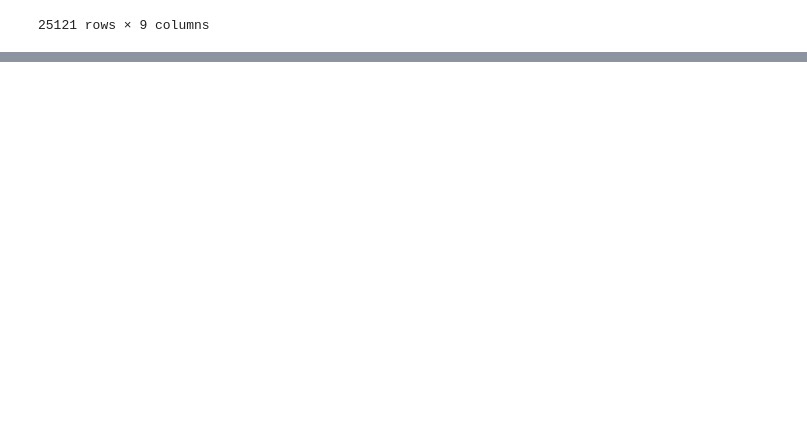
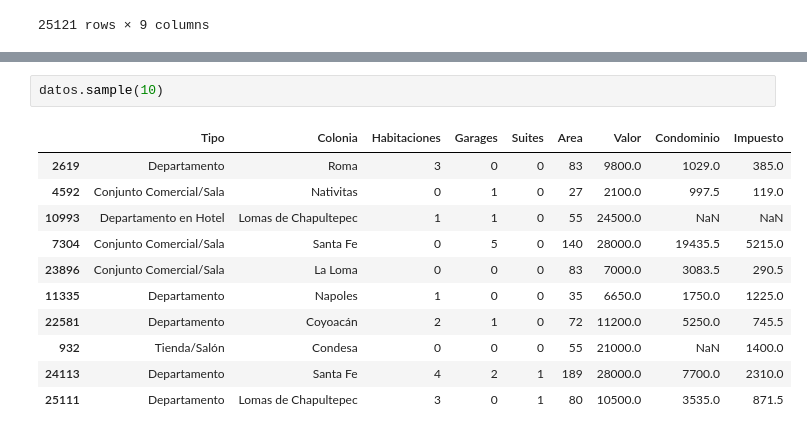
Before and after one commit to mg253a/PANDAS-conociendo-la-biblioteca, a Jupyter notebook: inmuebles_cdmx.ipynb, the cells around one changed output, grey strips where cells are left out. Drawn from its saved outputs; the diff is of its cells as text; blank space fills up the shorter version.

```diff
--- a/inmuebles_cdmx.ipynb
+++ b/inmuebles_cdmx.ipynb
@@ -42,0 +92,14 @@ pd.read_csv(url,sep=';')
+# %%
+datos.sample(10)
+# %% [output]
+|  | Tipo | Colonia | Habitaciones | Garages | Suites | Area | Valor | Condominio | Impuesto |
+| 2619 | Departamento | Roma | 3 | 0 | 0 | 83 | 9800.0 | 1029.0 | 385.0 |
+| 4592 | Conjunto Comercial/Sala | Nativitas | 0 | 1 | 0 | 27 | 2100.0 | 997.5 | 119.0 |
+| 10993 | Departamento en Hotel | Lomas de Chapultepec | 1 | 1 | 0 | 55 | 24500.0 | NaN | NaN |
+| 7304 | Conjunto Comercial/Sala | Santa Fe | 0 | 5 | 0 | 140 | 28000.0 | 19435.5 | 5215.0 |
+| 23896 | Conjunto Comercial/Sala | La Loma | 0 | 0 | 0 | 83 | 7000.0 | 3083.5 | 290.5 |
+| 11335 | Departamento | Napoles | 1 | 0 | 0 | 35 | 6650.0 | 1750.0 | 1225.0 |
+| 22581 | Departamento | Coyoacán | 2 | 1 | 0 | 72 | 11200.0 | 5250.0 | 745.5 |
+| 932 | Tienda/Salón | Condesa | 0 | 0 | 0 | 55 | 21000.0 | NaN | 1400.0 |
+| 24113 | Departamento | Santa Fe | 4 | 2 | 1 | 189 | 28000.0 | 7700.0 | 2310.0 |
+| 25111 | Departamento | Lomas de Chapultepec | 3 | 0 | 1 | 80 | 10500.0 | 3535.0 | 871.5 |
```
Also changed, not shown: parts of 4 cells of this notebook.
